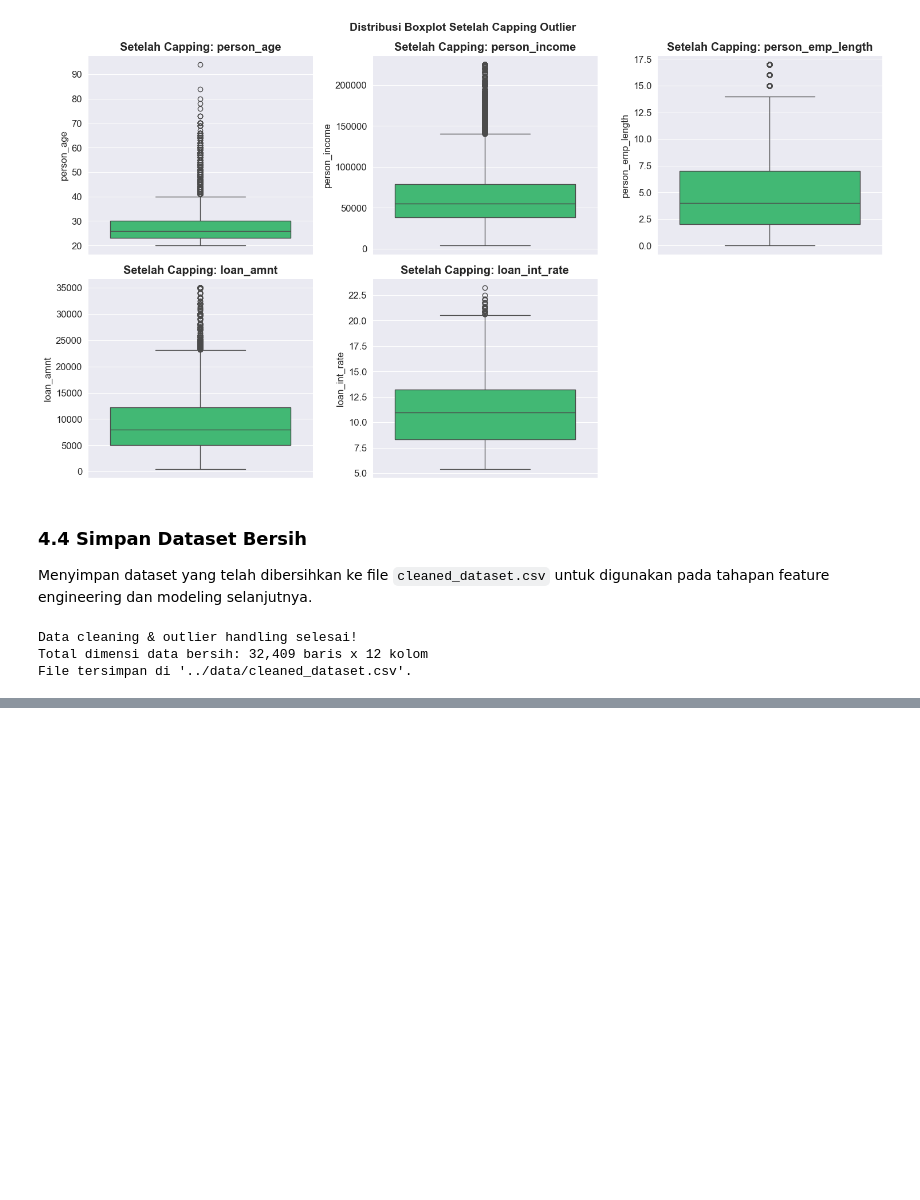
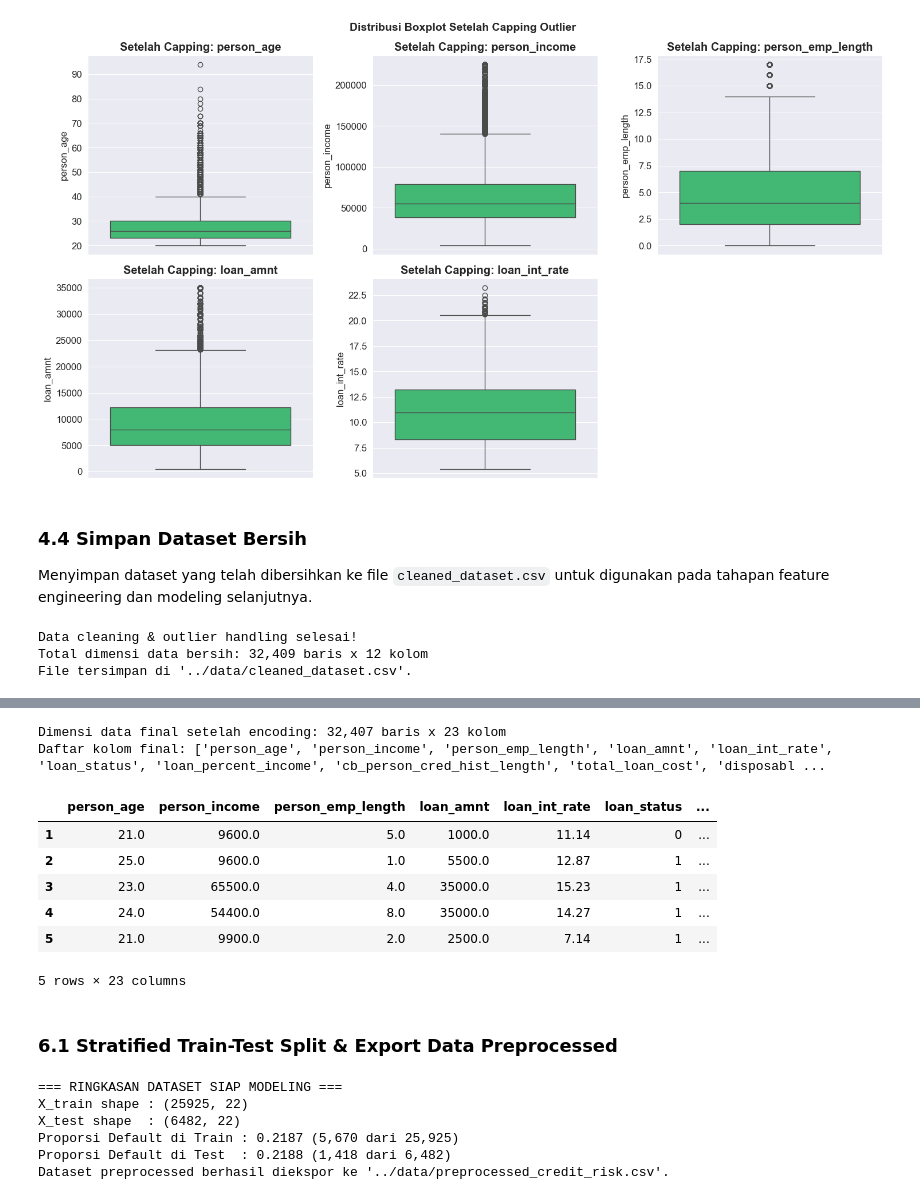
Before and after one commit to difadlyaulhaq/Local-Credit-Risk-Assessment---Explainable-AI--XAI--System, a Jupyter notebook: notebooks/01_eda_and_feature_eng.ipynb, the cells around one changed output, grey strips where cells are left out. Drawn from its saved outputs; the diff is of its cells as text; code cells hidden in the pictures; blank space fills up the shorter version.

```diff
--- a/notebooks/01_eda_and_feature_eng.ipynb
+++ b/notebooks/01_eda_and_feature_eng.ipynb
@@ -641,0 +758,68 @@ File tersimpan di '../data/cleaned_dataset.csv'.
+# %%
+# 1. Salin data feature engineered
+df_prep = df_feat.copy()
+
+# 2. Ordinal Encoding
+# loan_grade (A: risiko terendah / 0, G: risiko tertinggi / 6)
+grade_mapping = {'A': 0, 'B': 1, 'C': 2, 'D': 3, 'E': 4, 'F': 5, 'G': 6}
+df_prep['loan_grade_encoded'] = df_prep['loan_grade'].map(grade_mapping)
+
+# cb_person_default_on_file (N: 0, Y: 1)
+default_mapping = {'N': 0, 'Y': 1}
+df_prep['cb_person_default_on_file_encoded'] = df_prep['cb_person_default_on_file'].map(default_mapping)
+
+# 3. One-Hot Encoding untuk Variabel Nominal
+nominal_cols = ['person_home_ownership', 'loan_intent']
+df_prep = pd.get_dummies(df_prep, columns=nominal_cols, drop_first=True, dtype=int)
+
+# 4. Seleksi Kolom: Drop kolom kategori string awal & binned category
+cols_to_drop = ['loan_grade', 'cb_person_default_on_file', 'age_group', 'income_group', 'loan_amount_group']
+df_final = df_prep.drop(columns=[c for c in cols_to_drop if c in df_prep.columns])
+
+print(f"Dimensi data final setelah encoding: {df_final.shape[0]:,} baris x {df_final.shape[1]} kolom")
+print("Daftar kolom final:", df_final.columns.tolist())
+df_final.head()
+# %% [output]
+Dimensi data final setelah encoding: 32,407 baris x 23 kolom
+Daftar kolom final: ['person_age', 'person_income', 'person_emp_length', 'loan_amnt', 'loan_int_rate', 'loan_status', 'loan_percent_income', 'cb_person_cred_hist_length', 'total_loan_cost', 'disposabl ...
+|  | person_age | person_income | person_emp_length | loan_amnt | loan_int_rate | loan_status | ... |
+| 1 | 21.0 | 9600.0 | 5.0 | 1000.0 | 11.14 | 0 | ... |
+| 2 | 25.0 | 9600.0 | 1.0 | 5500.0 | 12.87 | 1 | ... |
+| 3 | 23.0 | 65500.0 | 4.0 | 35000.0 | 15.23 | 1 | ... |
+| 4 | 24.0 | 54400.0 | 8.0 | 35000.0 | 14.27 | 1 | ... |
+| 5 | 21.0 | 9900.0 | 2.0 | 2500.0 | 7.14 | 1 | ... |
+5 rows × 23 columns
+# %% [markdown]
+### 6.1 Stratified Train-Test Split & Export Data Preprocessed
+# %%
+from sklearn.model_selection import train_test_split
+
+# Pisahkan Fitur (X) dan Target (y)
+X = df_final.drop(columns=['loan_status'])
+y = df_final['loan_status'].astype(int)
+
+# Stratified Train-Test Split (80% Train, 20% Test)
+X_train, X_test, y_train, y_test = train_test_split(
+    X, y,
+    test_size=0.20,
+    random_state=42,
+    stratify=y
+)
+
+print(f"=== RINGKASAN DATASET SIAP MODELING ===")
+print(f"X_train shape : {X_train.shape}")
+print(f"X_test shape  : {X_test.shape}")
+print(f"Proporsi Default di Train : {(y_train == 1).mean():.4f} ({(y_train == 1).sum():,} dari {len(y_train):,})")
+print(f"Proporsi Default di Test  : {(y_test == 1).mean():.4f} ({(y_test == 1).sum():,} dari {len(y_test):,})")
+
+# Simpan dataset preprocessed lengkap ke CSV
+save_prep_path = '../data/preprocessed_credit_risk.csv' if os.path.exists('../data') else ('data/preprocessed_credit_risk.csv' if os.path.exists('data') else 'preprocessed_credit_risk.csv')
+df_final.to_csv(save_prep_path, index=False)
+print(f"Dataset preprocessed berhasil diekspor ke '{save_prep_path}'.")
+# %% [output]
+=== RINGKASAN DATASET SIAP MODELING ===
+X_train shape : (25925, 22)
+X_test shape  : (6482, 22)
+Proporsi Default di Train : 0.2187 (5,670 dari 25,925)
+Proporsi Default di Test  : 0.2188 (1,418 dari 6,482)
+Dataset preprocessed berhasil diekspor ke '../data/preprocessed_credit_risk.csv'.
```
Also changed, not shown: parts of 8 cells of this notebook, 2 other files.
